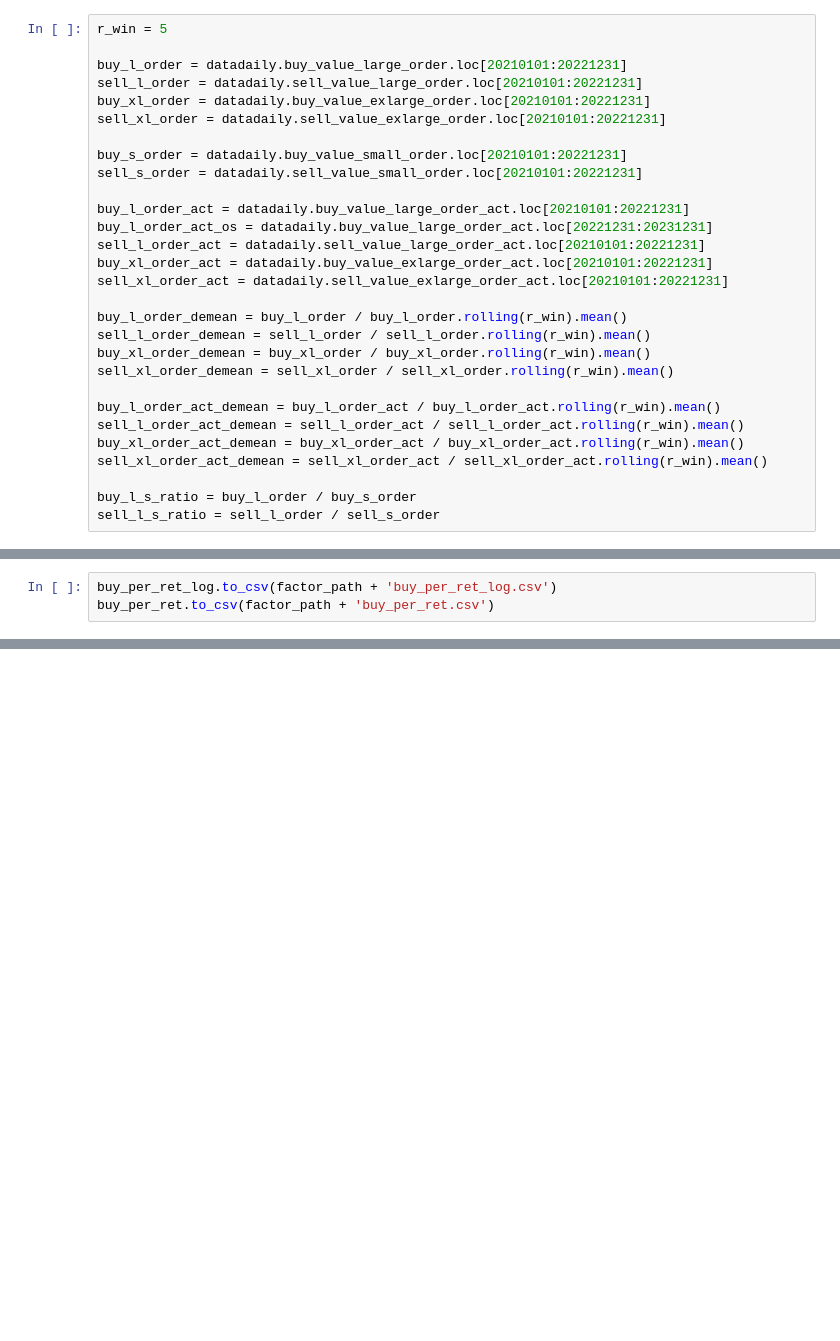
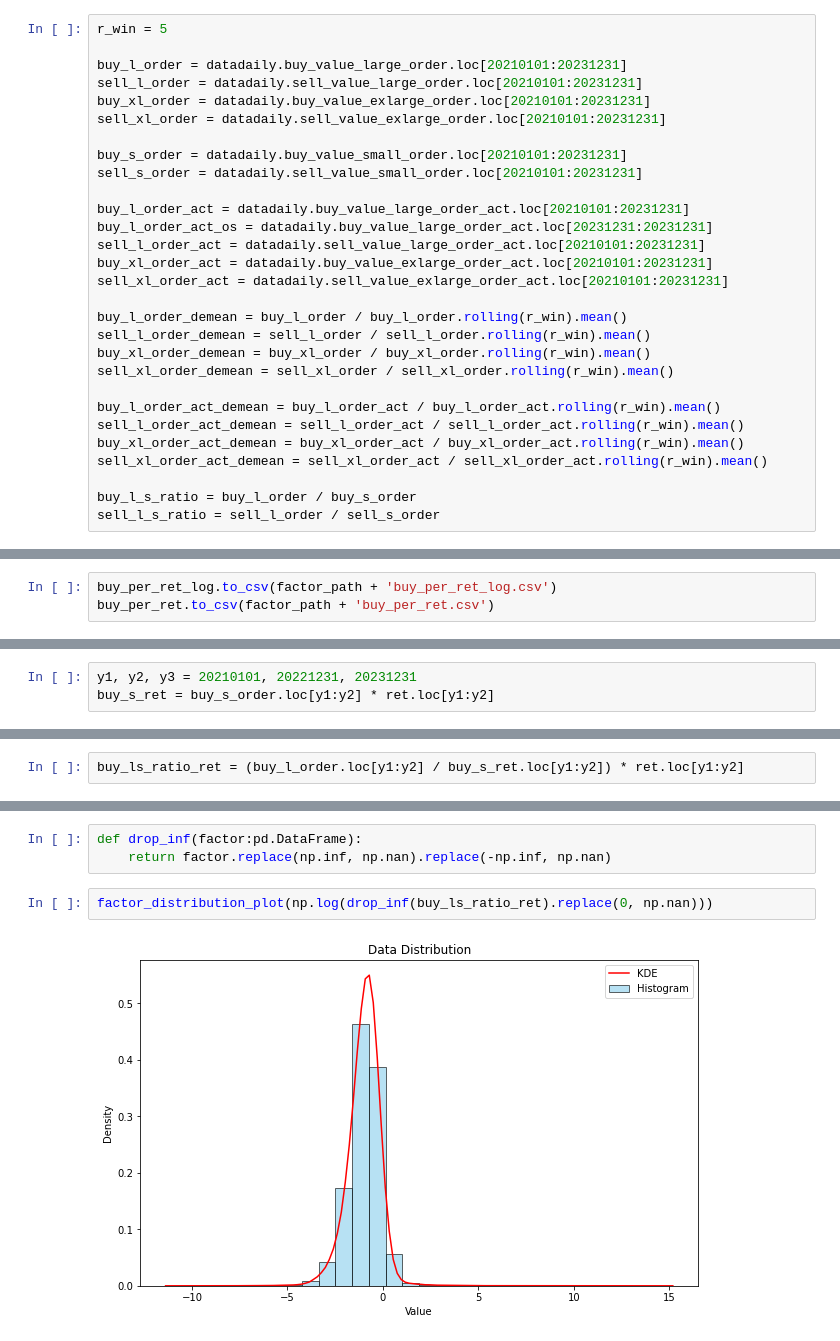
Before and after one commit to ForestMayJun/Quant_v3, a Jupyter notebook: alpha_oct/transform_factor.ipynb, the cells around one changed output, grey strips where cells are left out. Cells and saved outputs as stored; diff of their text form; blank space fills up the shorter version.

```diff
--- a/alpha_oct/transform_factor.ipynb
+++ b/alpha_oct/transform_factor.ipynb
@@ -22,19 +22,19 @@ ret = close.pct_change()
 # %%
 r_win = 5
 
-buy_l_order = datadaily.buy_value_large_order.loc[20210101:20221231]
-sell_l_order = datadaily.sell_value_large_order.loc[20210101:20221231]
-buy_xl_order = datadaily.buy_value_exlarge_order.loc[20210101:20221231]
-sell_xl_order = datadaily.sell_value_exlarge_order.loc[20210101:20221231]
+buy_l_order = datadaily.buy_value_large_order.loc[20210101:20231231]
+sell_l_order = datadaily.sell_value_large_order.loc[20210101:20231231]
+buy_xl_order = datadaily.buy_value_exlarge_order.loc[20210101:20231231]
+sell_xl_order = datadaily.sell_value_exlarge_order.loc[20210101:20231231]
 
-buy_s_order = datadaily.buy_value_small_order.loc[20210101:20221231]
-sell_s_order = datadaily.sell_value_small_order.loc[20210101:20221231]
+buy_s_order = datadaily.buy_value_small_order.loc[20210101:20231231]
+sell_s_order = datadaily.sell_value_small_order.loc[20210101:20231231]
 
-buy_l_order_act = datadaily.buy_value_large_order_act.loc[20210101:20221231]
-buy_l_order_act_os = datadaily.buy_value_large_order_act.loc[20221231:20231231]
-sell_l_order_act = datadaily.sell_value_large_order_act.loc[20210101:20221231]
-buy_xl_order_act = datadaily.buy_value_exlarge_order_act.loc[20210101:20221231]
-sell_xl_order_act = datadaily.sell_value_exlarge_order_act.loc[20210101:20221231]
+buy_l_order_act = datadaily.buy_value_large_order_act.loc[20210101:20231231]
+buy_l_order_act_os = datadaily.buy_value_large_order_act.loc[20231231:20231231]
+sell_l_order_act = datadaily.sell_value_large_order_act.loc[20210101:20231231]
+buy_xl_order_act = datadaily.buy_value_exlarge_order_act.loc[20210101:20231231]
+sell_xl_order_act = datadaily.sell_value_exlarge_order_act.loc[20210101:20231231]
 
 buy_l_order_demean = buy_l_order / buy_l_order.rolling(r_win).mean()
 sell_l_order_demean = sell_l_order / sell_l_order.rolling(r_win).mean()
@@ -463,0 +386,3 @@ buy_per_ret.to_csv(factor_path + 'buy_per_ret.csv')
+# %%
+y1, y2, y3 = 20210101, 20221231, 20231231
+buy_s_ret = buy_s_order.loc[y1:y2] * ret.loc[y1:y2]
@@ -463,0 +391,2 @@ buy_per_ret.to_csv(factor_path + 'buy_per_ret.csv')
+# %%
+buy_ls_ratio_ret = (buy_l_order.loc[y1:y2] / buy_s_ret.loc[y1:y2]) * ret.loc[y1:y2]
@@ -463,0 +398,7 @@ buy_per_ret.to_csv(factor_path + 'buy_per_ret.csv')
+# %%
+def drop_inf(factor:pd.DataFrame):
+    return factor.replace(np.inf, np.nan).replace(-np.inf, np.nan)
+# %%
+factor_distribution_plot(np.log(drop_inf(buy_ls_ratio_ret).replace(0, np.nan)))
+# %% [output]
+[figure, added]
```
Also changed, not shown: parts of 45 cells of this notebook, 5 other files.
